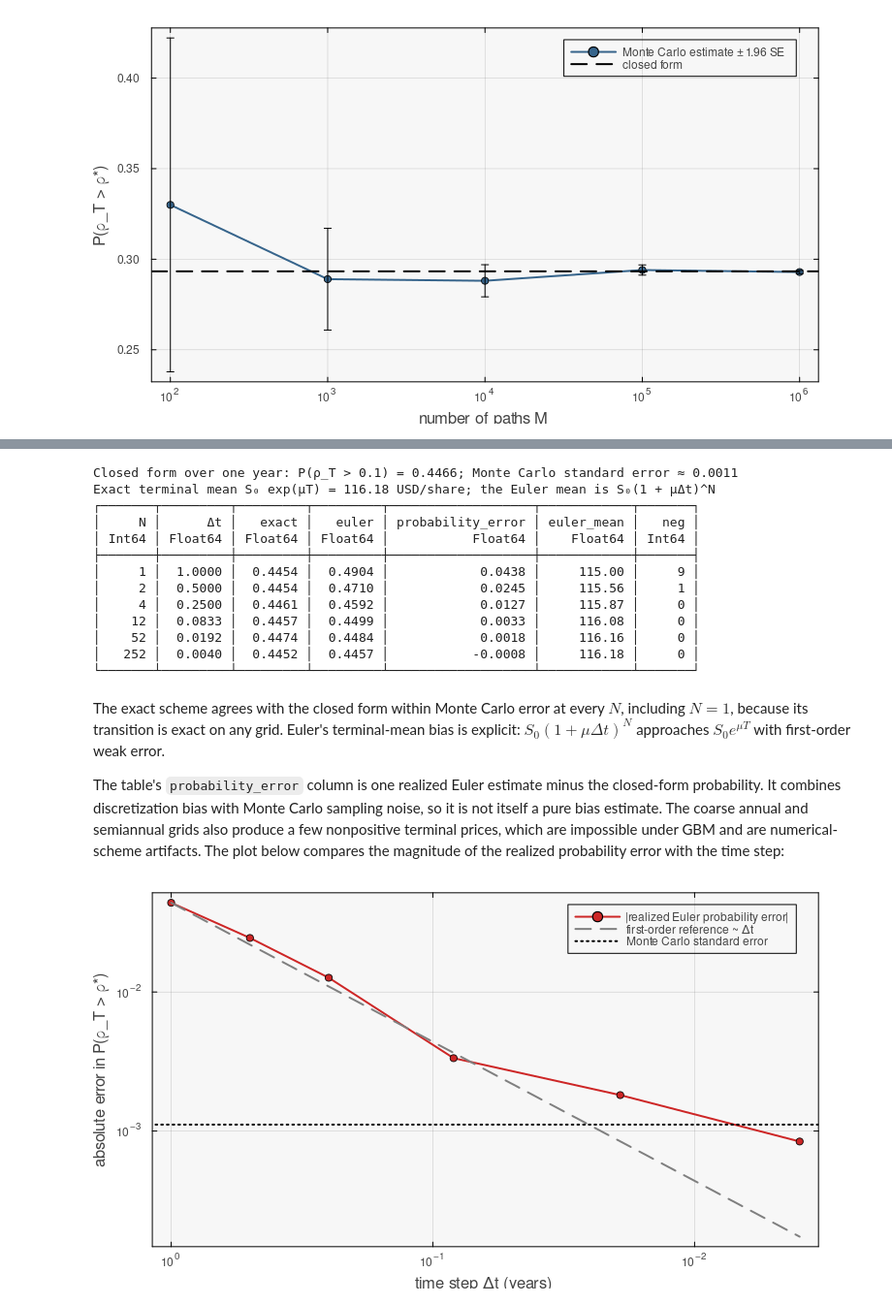
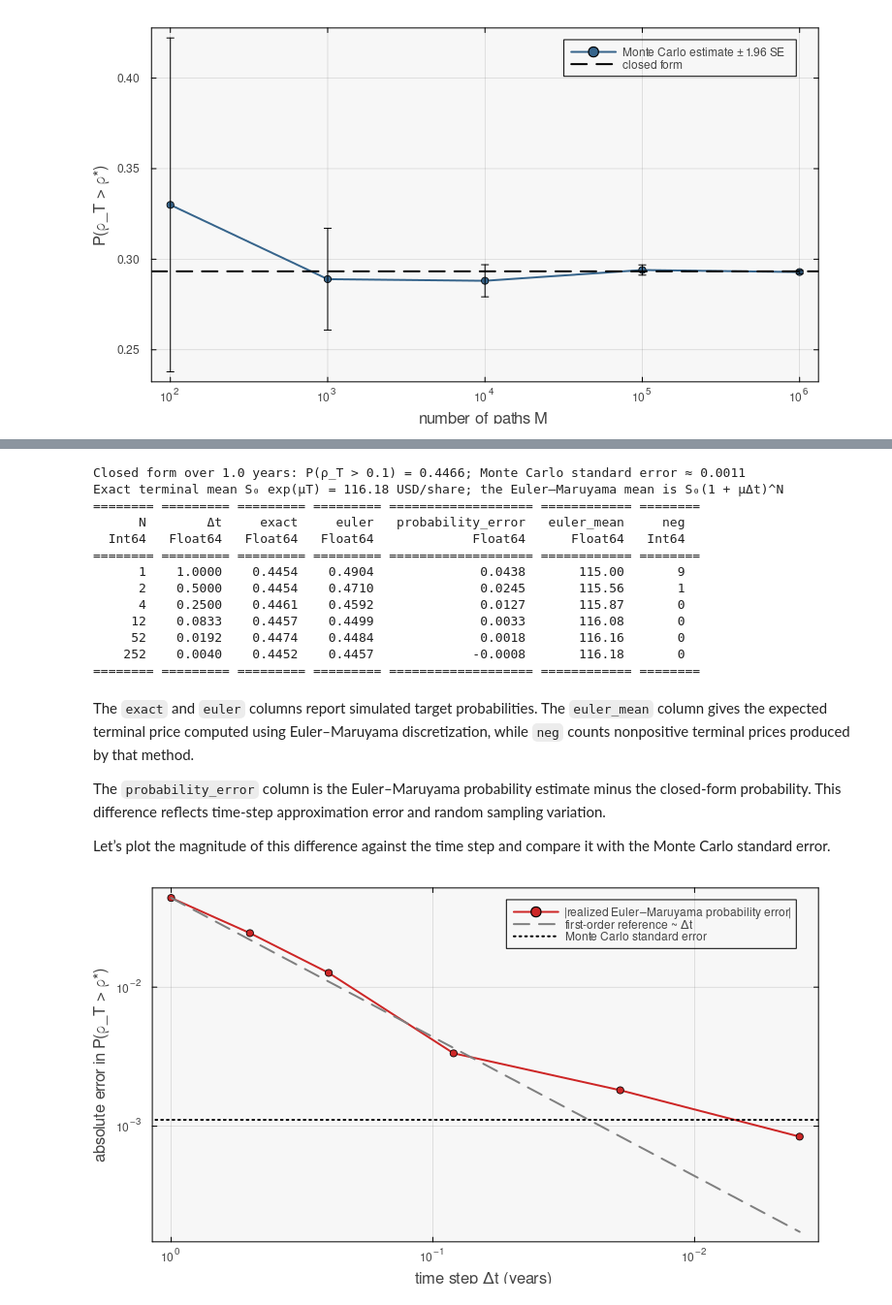
Before and after one commit to varnerlab/CHEME-5660-CourseRepository-Fall-2026, a Jupyter notebook: lectures/week-4/L4b/advanced/monte-carlo/CHEME-5660-L4b-Advanced-MonteCarlo-TargetProbability-Fall-2026.ipynb, the cells around one changed output, grey strips where cells are left out. Shown at 97% size. Cells and saved outputs as stored; diff of their text form; code cells hidden in the pictures.

```diff
--- a/lectures/week-4/L4b/advanced/monte-carlo/CHEME-5660-L4b-Advanced-MonteCarlo-TargetProbability-Fall-2026.ipynb
+++ b/lectures/week-4/L4b/advanced/monte-carlo/CHEME-5660-L4b-Advanced-MonteCarlo-TargetProbability-Fall-2026.ipynb
@@ -142,6 +225,6 @@ This is not exact for any $\Delta t>0$. Its terminal mean is $S_{0}(1+\mu\Delta
 # %%
 function simulate_terminal(S₀::Real, μ::Real, σ::Real, T::Real, N::Int; scheme::Symbol = :exact,
-        number_of_paths::Int = 200_000, seed::Int = 5660)
+        number_of_paths::Int, seed::Int = 5660)
     rng = MersenneTwister(seed)
     Δt = T/N
     S_T = zeros(Float64, number_of_paths)
@@ -153,7 +236,7 @@ function simulate_terminal(S₀::Real, μ::Real, σ::Real, T::Real, N::Int; sche
             if scheme == :exact
                 S *= exp((μ - 0.5*σ^2)*Δt + σ*sqrt(Δt)*Z)   # exact transition
             else
-                S *= 1 + μ*Δt + σ*sqrt(Δt)*Z                # Euler step
+                S *= 1 + μ*Δt + σ*sqrt(Δt)*Z                # Euler–Maruyama step
             end
         end
         negatives += (S <= 0)
@@ -162,55 +245,60 @@ function simulate_terminal(S₀::Real, μ::Real, σ::Real, T::Real, N::Int; sche
     return (S_T = S_T, negatives = negatives)
 end
 
+comparison_probability = target_probability(μ_g, σ, comparison_horizon, g_y, ρ_star)
+comparison_standard_error = sqrt(comparison_probability*(1-comparison_probability)/comparison_paths)
+
 euler_table = let
-    T_year = 1.0
     df = DataFrame(N = Int[], Δt = Float64[], exact = Float64[], euler = Float64[], probability_error = Float64[],
         euler_mean = Float64[], neg = Int[])
-    p_closed = target_probability(ḡ, σ, T_year, g_y, ρ_star)
-    for N_year ∈ (1, 2, 4, 12, 52, 252)
-        ex = simulate_terminal(S₀, μ, σ, T_year, N_year; scheme = :exact)
-        eu = simulate_terminal(S₀, μ, σ, T_year, N_year; scheme = :euler)
-        discount = exp(-g_y*T_year)
+    for comparison_N ∈ comparison_steps
+        ex = simulate_terminal(S₀, μ, σ, comparison_horizon, comparison_N; scheme = :exact, number_of_paths = comparison_paths)
+        eu = simulate_terminal(S₀, μ, σ, comparison_horizon, comparison_N; scheme = :euler, number_of_paths = comparison_paths)
+        discount = exp(-g_y*comparison_horizon)
         p_ex = mean((ex.S_T ./ S₀) .* discount .- 1 .> ρ_star)
         p_eu = mean((eu.S_T ./ S₀) .* discount .- 1 .> ρ_star)
-        push!(df, (N_year, T_year/N_year, p_ex, p_eu, p_eu - p_closed, S₀*(1 + μ*T_year/N_year)^N_year, eu.negatives))
+        push!(df, (comparison_N, comparison_horizon/comparison_N, p_ex, p_eu, p_eu - comparison_probability, S₀*(1 + μ*comparison_horizon/comparison_N)^comparison_N, eu.negatives))
     end
-    println("Closed form over one year: P(ρ_T > $(ρ_star)) = $(round(p_closed, digits = 4)); Monte Carlo standard error ≈ $(round(sqrt(p_closed*(1-p_closed)/200_000), digits = 4))")
-    println("Exact terminal mean S₀ exp(μT) = $(round(S₀*exp(μ*T_year), digits = 2)) USD/share; the Euler mean is S₀(1 + μΔt)^N")
+    println("Closed form over $(comparison_horizon) years: P(ρ_T > $(ρ_star)) = $(round(comparison_probability, digits = 4)); Monte Carlo standard error ≈ $(round(comparison_standard_error, digits = 4))")
+    println("Exact terminal mean S₀ exp(μT) = $(round(S₀*exp(μ*comparison_horizon), digits = 2)) USD/share; the Euler–Maruyama mean is S₀(1 + μΔt)^N")
     df
 end
-pretty_table(euler_table; formatters = [fmt__printf("%.4f", [2,3,4,5]), fmt__printf("%.2f", [6])])
+pretty_table(euler_table;
+    table_format = TextTableFormat(borders = text_table_borders__simple),
+    formatters = [fmt__printf("%.4f", [2,3,4,5]), fmt__printf("%.2f", [6])])
 # %% [output]
-Closed form over one year: P(ρ_T > 0.1) = 0.4466; Monte Carlo standard error ≈ 0.0011
-Exact terminal mean S₀ exp(μT) = 116.18 USD/share; the Euler mean is S₀(1 + μΔt)^N
-┌───────┬─────────┬─────────┬─────────┬───────────────────┬────────────┬───────┐
-│     N │      Δt │   exact │   euler │ probability_error │ euler_mean │   neg │
-│ Int64 │ Float64 │ Float64 │ Float64 │           Float64 │    Float64 │ Int64 │
-├───────┼─────────┼─────────┼─────────┼───────────────────┼────────────┼───────┤
-│     1 │  1.0000 │  0.4454 │  0.4904 │            0.0438 │     115.00 │     9 │
-│     2 │  0.5000 │  0.4454 │  0.4710 │            0.0245 │     115.56 │     1 │
-│     4 │  0.2500 │  0.4461 │  0.4592 │            0.0127 │     115.87 │     0 │
-│    12 │  0.0833 │  0.4457 │  0.4499 │            0.0033 │     116.08 │     0 │
-│    52 │  0.0192 │  0.4474 │  0.4484 │            0.0018 │     116.16 │     0 │
-│   252 │  0.0040 │  0.4452 │  0.4457 │           -0.0008 │     116.18 │     0 │
-└───────┴─────────┴─────────┴─────────┴───────────────────┴────────────┴───────┘
+Closed form over 1.0 years: P(ρ_T > 0.1) = 0.4466; Monte Carlo standard error ≈ 0.0011
+Exact terminal mean S₀ exp(μT) = 116.18 USD/share; the Euler–Maruyama mean is S₀(1 + μΔt)^N
+======== ========= ========= ========= =================== ============ ========
+      N        Δt     exact     euler   probability_error   euler_mean     neg
+  Int64   Float64   Float64   Float64             Float64      Float64   Int64
+======== ========= ========= ========= =================== ============ ========
+      1    1.0000    0.4454    0.4904              0.0438       115.00       9
+      2    0.5000    0.4454    0.4710              0.0245       115.56       1
+      4    0.2500    0.4461    0.4592              0.0127       115.87       0
+     12    0.0833    0.4457    0.4499              0.0033       116.08       0
+     52    0.0192    0.4474    0.4484              0.0018       116.16       0
+    252    0.0040    0.4452    0.4457             -0.0008       116.18       0
+======== ========= ========= ========= =================== ============ ========
 # %% [markdown]
-The exact scheme agrees with the closed form within Monte Carlo error at every $N$, including $N=1$, because its transition is exact on any grid. Euler's terminal-mean bias is explicit: $S_0(1+\mu\Delta t)^N$ approaches $S_0e^{\mu T}$ with first-order weak error.
+The `exact` and `euler` columns report simulated target probabilities. The `euler_mean` column gives the expected terminal price computed using Euler–Maruyama discretization, while `neg` counts nonpositive terminal prices produced by that method.
 
-The table's `probability_error` column is one realized Euler estimate minus the closed-form probability. It combines discretization bias with Monte Carlo sampling noise, so it is not itself a pure bias estimate. The coarse annual and semiannual grids also produce a few nonpositive terminal prices, which are impossible under GBM and are numerical-scheme artifacts. The plot below compares the magnitude of the realized probability error with the time step:
+The `probability_error` column is the Euler–Maruyama probability estimate minus the closed-form probability. This difference reflects time-step approximation error and random sampling variation.
+
+Let’s plot the magnitude of this difference against the time step and compare it with the Monte Carlo standard error.
 # %%
 let
     keep = euler_table.probability_error .!= 0
     plot(euler_table.Δt[keep], abs.(euler_table.probability_error[keep]);
         xscale=:log10, yscale=:log10, marker=:circle, color=:firebrick3,
-        label="|realized Euler probability error|", xlabel="time step Δt (years)",
+        label="|realized Euler–Maruyama probability error|", xlabel="time step Δt (years)",
         ylabel="absolute error in P(ρ_T > ρ*)", size=(760, 420), legend=:topright, xflip=true)
     e1 = abs(euler_table.probability_error[1])
     plot!(euler_table.Δt[keep], e1 .* (euler_table.Δt[keep] ./ euler_table.Δt[1]);
         color=:gray50, linestyle=:dash, label="first-order reference ~ Δt")
-    hline!([sqrt(0.45*0.55/200_000)]; color=:black, linestyle=:dot,
+    hline!([comparison_standard_error]; color=:black, linestyle=:dot,
         label="Monte Carlo standard error")
 end
 # %% [output]
-[figure, old version]
+[figure, new version]
 # %% [markdown]
```
Also changed, not shown: parts of 17 cells of this notebook, 7 other files.
